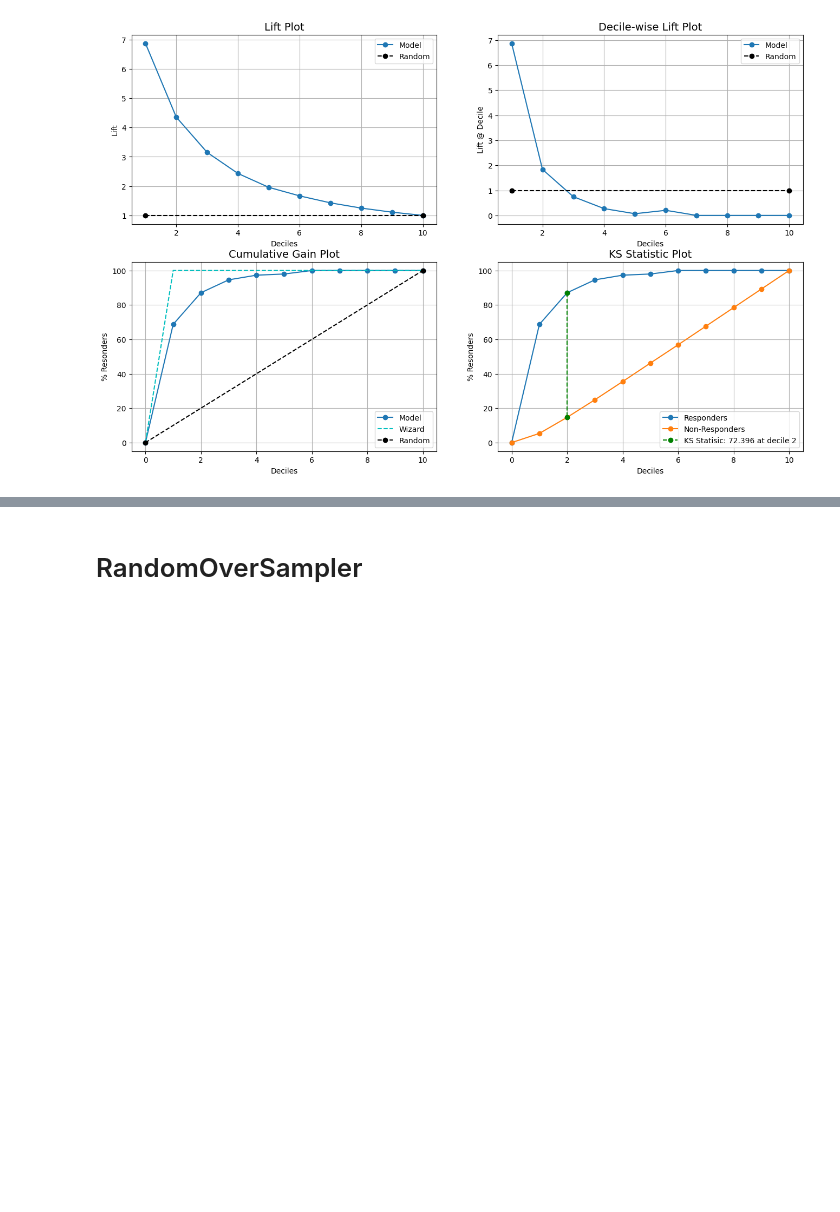
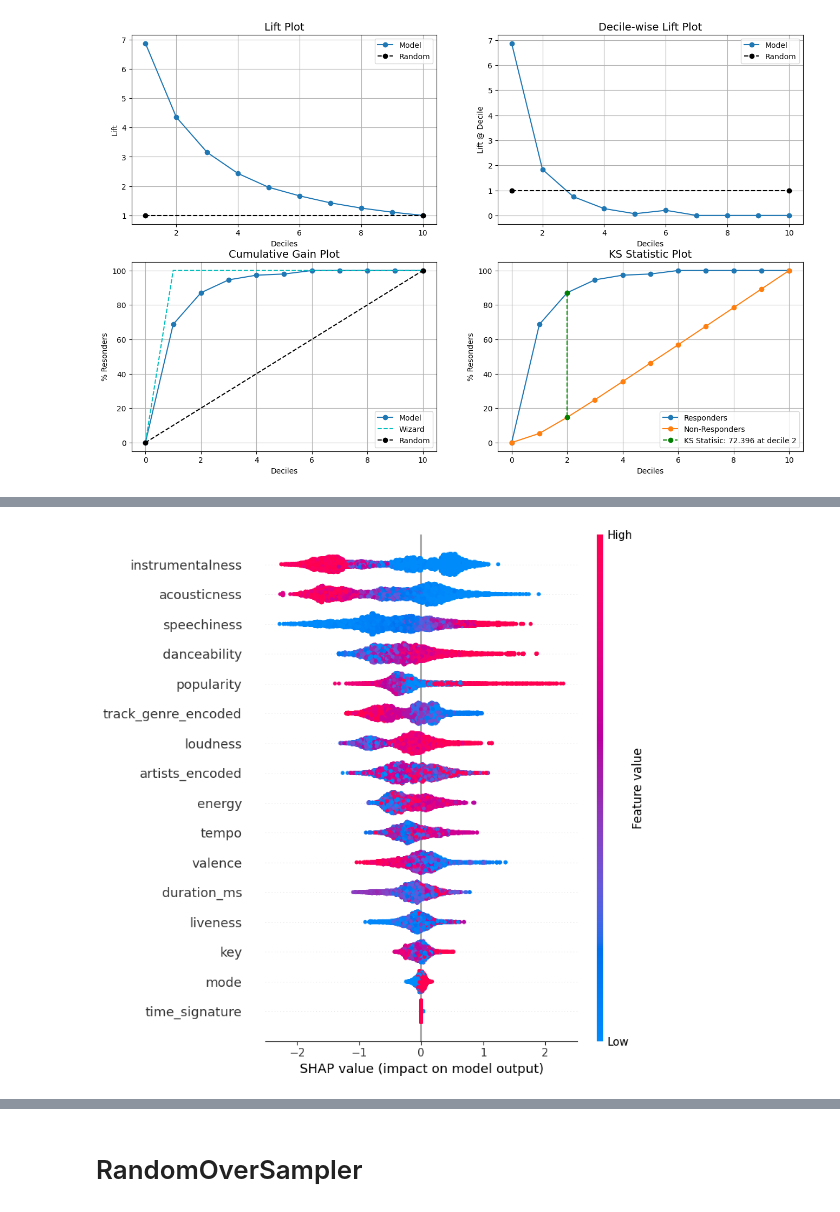
Before and after one commit to azulamakk/Predictivo-Avanzado, a Jupyter notebook: TP/Entrega1.ipynb, the cells around one changed output, grey strips where cells are left out. Cells and saved outputs as stored; diff of their text form; code cells hidden in the pictures; blank space fills up the shorter version.

Commit message:
shap

```diff
--- a/TP/Entrega1.ipynb
+++ b/TP/Entrega1.ipynb
@@ -420,0 +423,19 @@ LABELS INFO:
+# %%
+from xgboost import XGBClassifier
+model_xgb = XGBClassifier(n_jobs=3, use_label_encoder=False)
+
+from scipy import stats
+param_dist = {'n_estimators': stats.randint(150, 500),
+              'learning_rate': stats.uniform(0.01, 0.59),
+              'subsample': stats.uniform(0.3, 0.6),
+              'max_depth': [3, 4, 5, 6, 7, 8, 9],
+              'colsample_bytree': stats.uniform(0.5, 0.4),
+              'min_child_weight': [1, 2, 3, 4]
+             }
+
+from sklearn.model_selection import cross_val_score, StratifiedKFold
+cv = StratifiedKFold(n_splits=5, random_state=41, shuffle=True)
+from sklearn.model_selection import RandomizedSearchCV
+xgb = RandomizedSearchCV(model_xgb,param_dist, cv=cv, verbose=1, n_jobs=3,scoring='roc_auc',n_iter=10,random_state=41)
+# %%
+xgb.fit(X_train,y_train)
@@ -420,0 +462,5 @@ LABELS INFO:
+# %%
+import shap
+
+explainer = shap.TreeExplainer(xgb.best_estimator_)
+shap_values = explainer(X_train)
@@ -420,0 +469,4 @@ LABELS INFO:
+# %%
+shap.summary_plot(shap_values, X_train)
+# %% [output]
+[figure, added]
```
Also changed, not shown: parts of 7 cells of this notebook.
